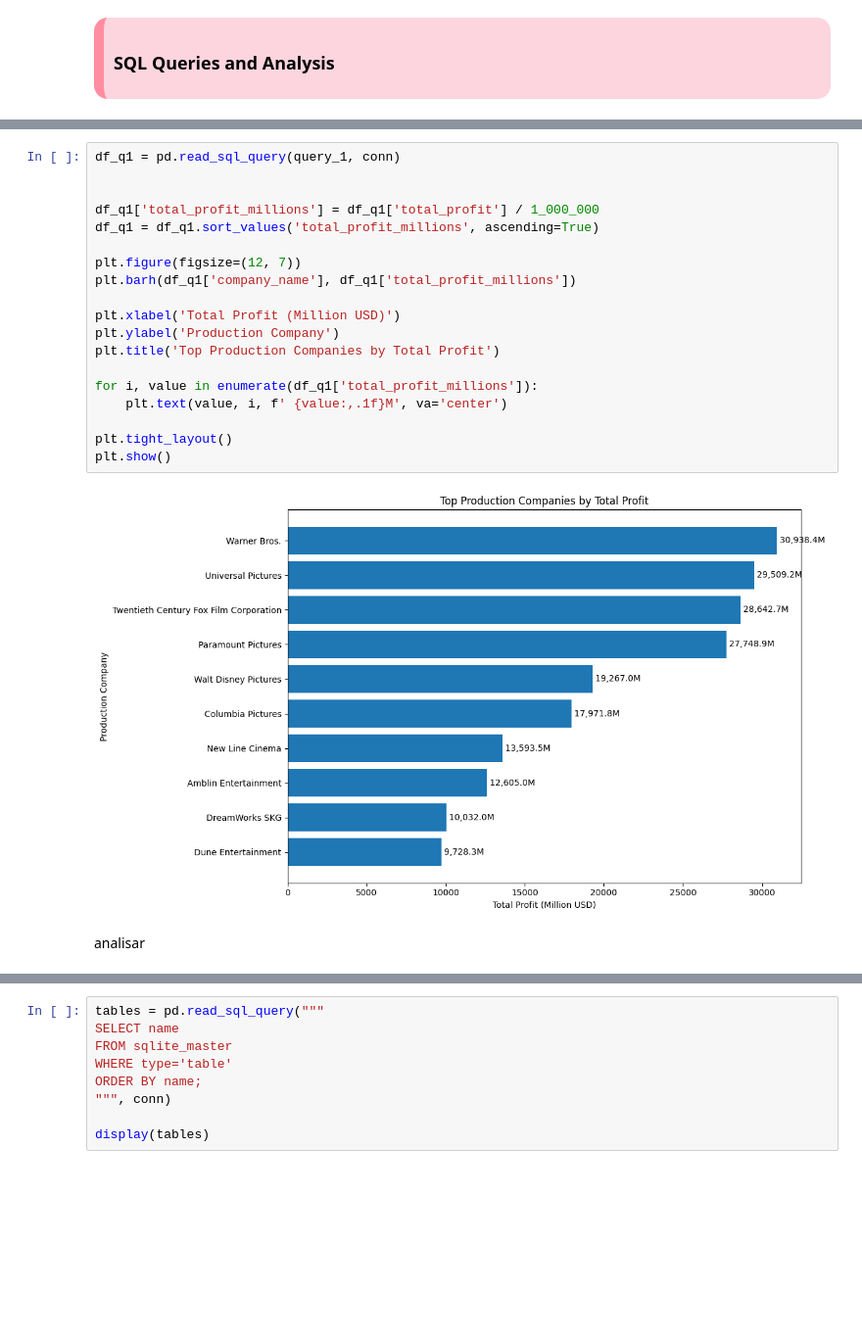
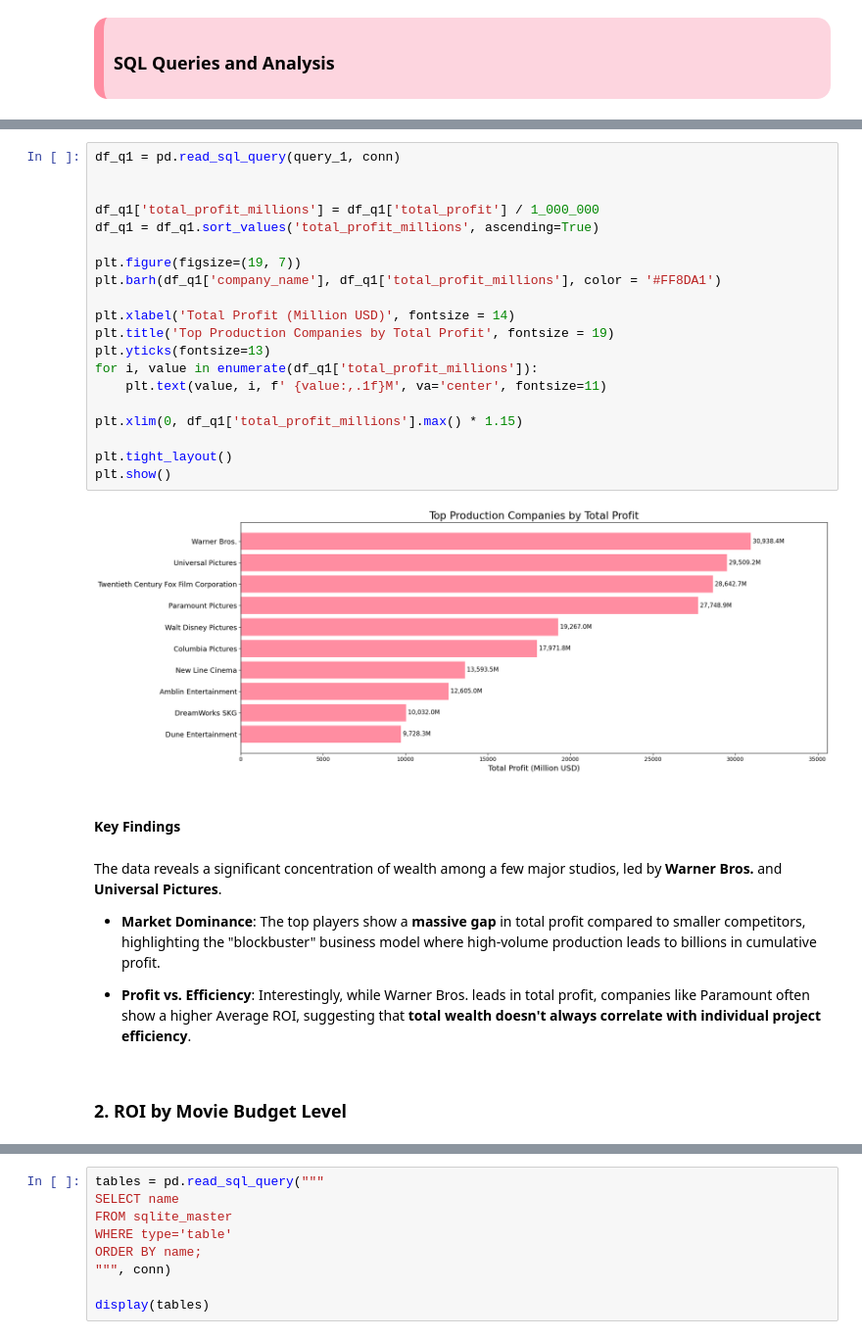
Before and after one commit to CarlotaMarto/Big_Data, a Jupyter notebook: midterm.ipynb, the cells around one changed output, grey strips where cells are left out. Shown at 98% size. Drawn from its saved outputs; the diff is of its cells as text; blank space fills up the shorter version.

```diff
--- a/midterm.ipynb
+++ b/midterm.ipynb
@@ -503,23 +522,32 @@ LIMIT 10;
 # %%
 df_q1 = pd.read_sql_query(query_1, conn)
 
 
 df_q1['total_profit_millions'] = df_q1['total_profit'] / 1_000_000
 df_q1 = df_q1.sort_values('total_profit_millions', ascending=True)
 
-plt.figure(figsize=(12, 7))
-plt.barh(df_q1['company_name'], df_q1['total_profit_millions'])
+plt.figure(figsize=(19, 7))
+plt.barh(df_q1['company_name'], df_q1['total_profit_millions'], color = '#FF8DA1')
 
-plt.xlabel('Total Profit (Million USD)')
-plt.ylabel('Production Company')
-plt.title('Top Production Companies by Total Profit')
+plt.xlabel('Total Profit (Million USD)', fontsize = 14)
+plt.title('Top Production Companies by Total Profit', fontsize = 19)
+plt.yticks(fontsize=13)
+for i, value in enumerate(df_q1['total_profit_millions']):
+    plt.text(value, i, f' {value:,.1f}M', va='center', fontsize=11)
 
-for i, value in enumerate(df_q1['total_profit_millions']):
-    plt.text(value, i, f' {value:,.1f}M', va='center')
+plt.xlim(0, df_q1['total_profit_millions'].max() * 1.15)
 
 plt.tight_layout()
 plt.show()
 # %% [output]
-[figure, old version]
+[figure, new version]
 # %% [markdown]
-analisar
+#### **Key Findings**
+# %% [markdown]
+The data reveals a significant concentration of wealth among a few major studios, led by **Warner Bros.** and **Universal Pictures**.
+
+- **Market Dominance**: The top players show a **massive gap** in total profit compared to smaller competitors, highlighting the "blockbuster" business model where high-volume production leads to billions in cumulative profit.
+
+- **Profit vs. Efficiency**: Interestingly, while Warner Bros. leads in total profit, companies like Paramount often show a higher Average ROI, suggesting that **total wealth doesn't always correlate with individual project efficiency**.
+# %% [markdown]
+### **2. ROI by Movie Budget Level**
```
Also changed, not shown: parts of 38 cells of this notebook, 1 other file.
